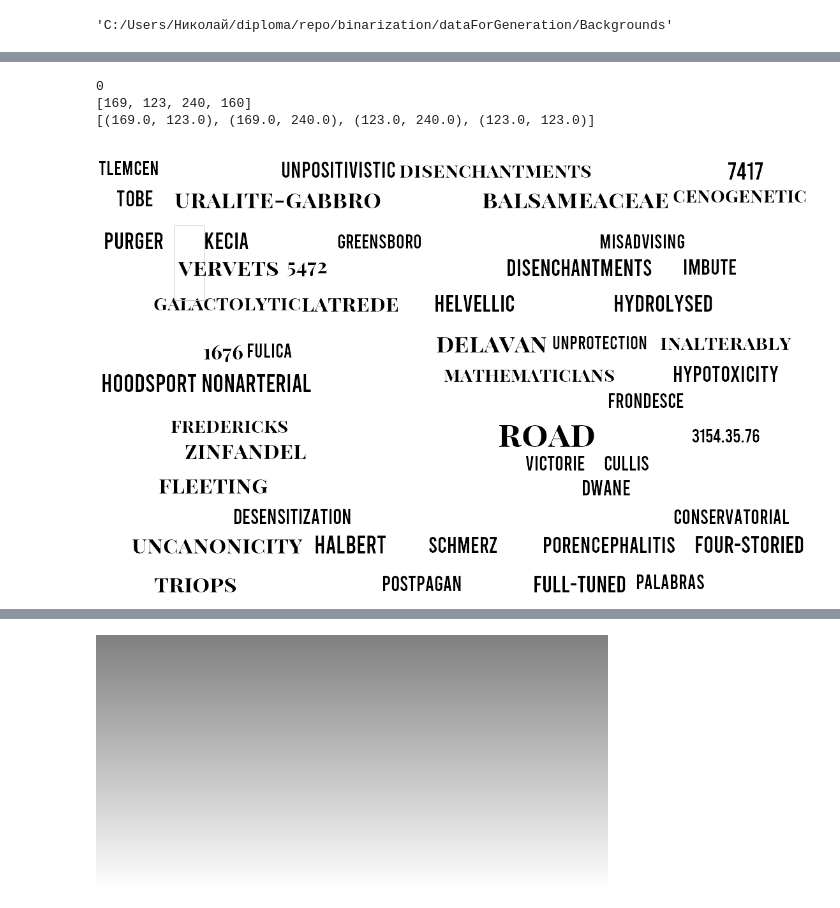
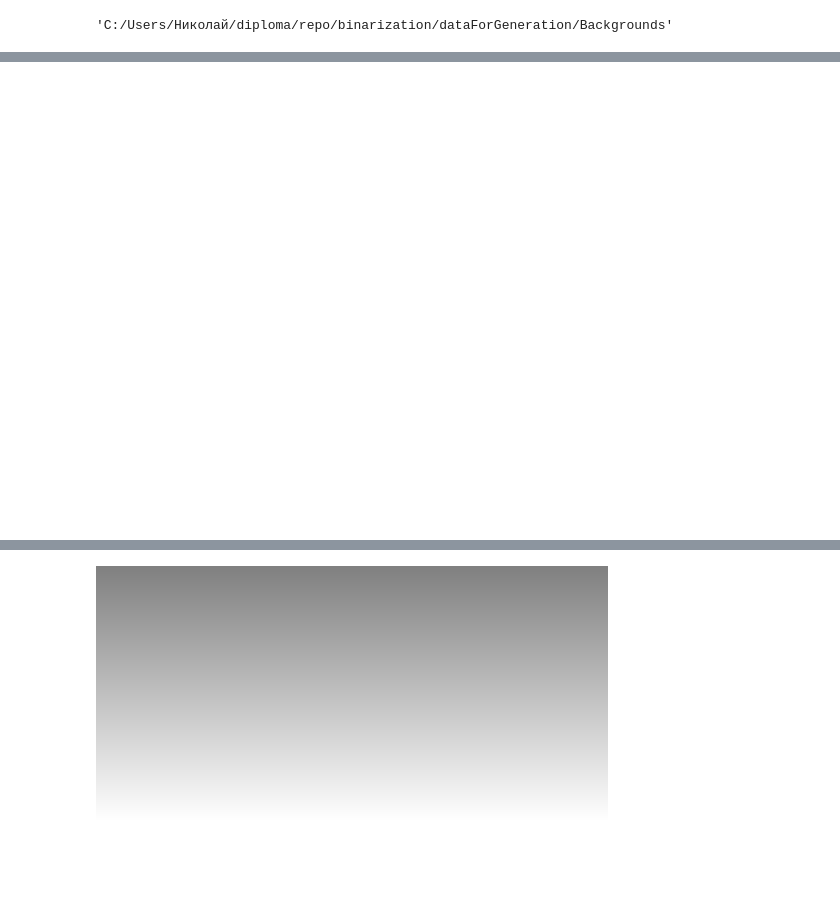
Before and after one commit to paknikolay/binarization, a Jupyter notebook: generator.ipynb, the cells around one changed output, grey strips where cells are left out. Drawn from its saved outputs; the diff is of its cells as text; code cells hidden in the pictures; blank space fills up the shorter version.

```diff
--- a/generator.ipynb
+++ b/generator.ipynb
@@ -460,29 +454,26 @@ math.cos(math.pi)
 # %%
-img = imageTextGenerator.textImage.copy()
-for k,a  in zip(imageTextGenerator.wordsRegion, imageTextGenerator.angles):
-    d = ImageDraw.Draw(img)
-    rotated = rotateRect(k,a)
-#     d.line((rotated[0], rotated[1], rotated[0], rotated[3]), fill=(100,100,100), width=2)
-#     d.line((k[0], k[1], k[2], k[1]), fill=(100,100,100), width=2)
-#     d.line((k[2], k[1], k[2], k[3]), fill=(100,100,100), width=2)
-#     d.line((k[0], k[3], k[2], k[3]), fill=(100,100,100), width=2)
+# img = imageTextGenerator.textImage.copy()
+# for k,a  in zip(imageTextGenerator.wordsRegion, imageTextGenerator.angles):
+#     d = ImageDraw.Draw(img)
+#     rotated = rotateRect(k,a)
+# #     d.line((rotated[0], rotated[1], rotated[0], rotated[3]), fill=(100,100,100), width=2)
+# #     d.line((k[0], k[1], k[2], k[1]), fill=(100,100,100), width=2)
+# #     d.line((k[2], k[1], k[2], k[3]), fill=(100,100,100), width=2)
+# #     d.line((k[0], k[3], k[2], k[3]), fill=(100,100,100), width=2)
 
 
-    rotated = rotateRect(k,a)
-    print(a)
-    print(k)
-    d.line((*rotated[0], *rotated[1]), fill=(195,195,195), width=1)
-    d.line((*rotated[1], *rotated[2]), fill=(195,195,195), width=1)
-    d.line((*rotated[2], *rotated[3]), fill=(195,195,195), width=1)
-    d.line((*rotated[3], *rotated[0]), fill=(195,195,195), width=1)
-    print(rotated)
-    break
-img
+#     rotated = rotateRect(k,a)
+#     print(a)
+#     print(k)
+#     d.line((*rotated[0], *rotated[1]), fill=(195,195,195), width=1)
+#     d.line((*rotated[1], *rotated[2]), fill=(195,195,195), width=1)
+#     d.line((*rotated[2], *rotated[3]), fill=(195,195,195), width=1)
+#     d.line((*rotated[3], *rotated[0]), fill=(195,195,195), width=1)
+#     print(rotated)
+#     break
+# img
 # %% [output]
-0
-[169, 123, 240, 160]
-[(169.0, 123.0), (169.0, 240.0), (123.0, 240.0), (123.0, 123.0)]
-[figure, old version]
+[figure, new version]
 # %%
 import cv2
 import numpy as np
```
Also changed, not shown: parts of 10 cells of this notebook.
